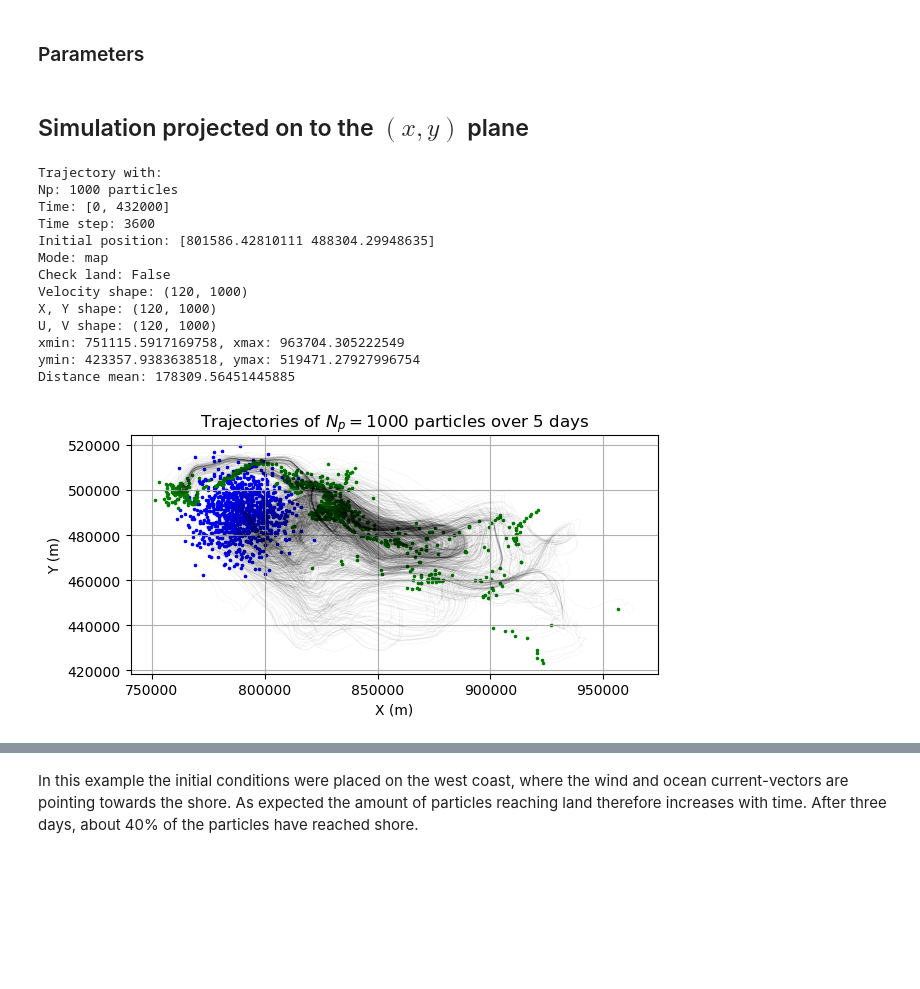
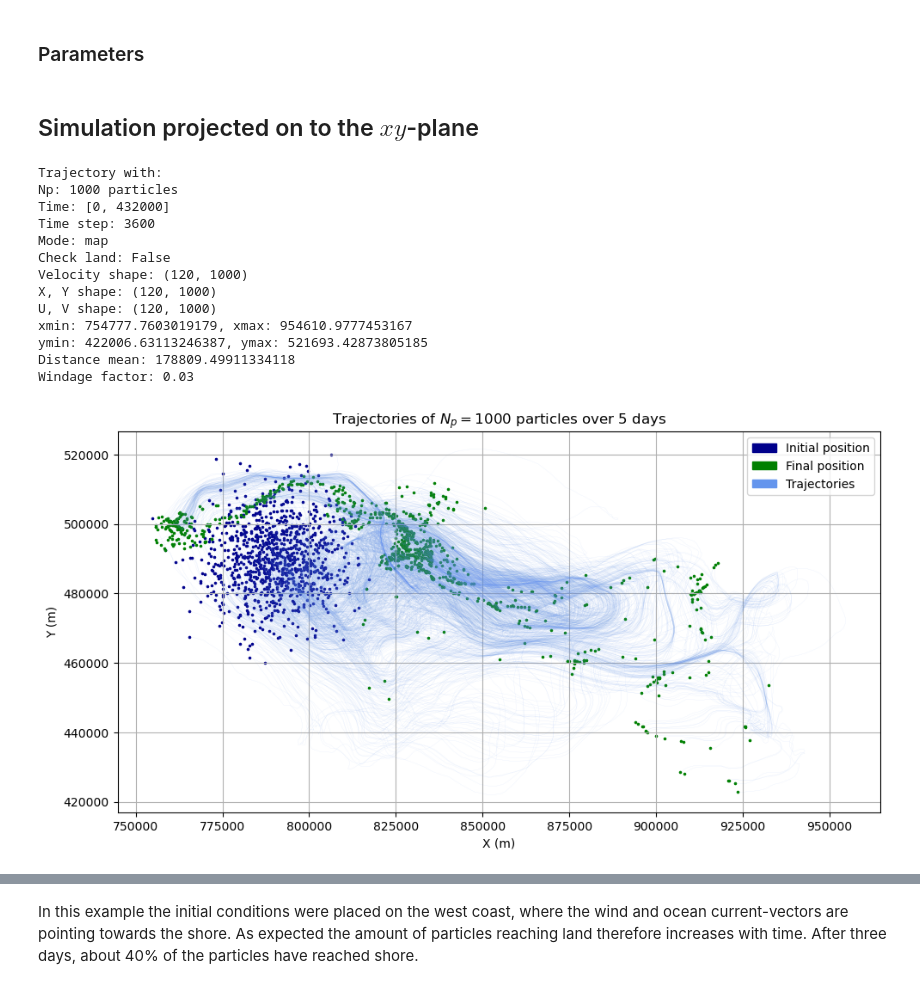
Before and after one commit to TrymSaether/Particle-transport-with-ocean-currents, a Jupyter notebook: eksempelkode.ipynb, the cells around one changed output, grey strips where cells are left out. Drawn from its saved outputs; the diff is of its cells as text; code cells hidden in the pictures; blank space fills up the shorter version.

```diff
--- a/eksempelkode.ipynb
+++ b/eksempelkode.ipynb
@@ -10,3 +11,9 @@ from module.interpolate import Interpolator
+# %%
+init_label = mpatches.Patch(color='darkblue', label='Initial position')
+final_label = mpatches.Patch(color='green', label='Final position')
+plot_label = mpatches.Patch(color='cornflowerblue', label='Trajectories')
+stream_label = mpatches.Patch(color='grey', label='Velocity field')
+stranded_label = mpatches.Patch(color='red', label='Stranded particles')
 # %% [markdown]
 ---
 # %% [markdown]
@@ -157,39 +222,41 @@ loc, scale = [790_000, 490_000], 10_000
 dataset = xr.open_dataset("data/NorKyst-800m.nc")
 interpolator = Interpolator(dataset=dataset)
 
-streamplot_parameters = {"color": "seagreen","density": 1,"linewidth": 1,"arrowsize": 1,"arrowstyle": "->"}
-scatter_initial_parameters = {"s": 2.5, "color": "blue"}
+streamplot_parameters = {"color": "grey","density": 1,"linewidth": 1,"arrowsize": 1,"arrowstyle": "->"}
+scatter_initial_parameters = {"s": 2.5, "color": "darkblue"}
 scatter_final_parameters = {"s": 2.5, "color": "green"}
-plot_parameters = {"alpha": 0.2, "linewidth": 0.1,"color":"black"}
+plot_parameters = {"alpha": 0.3, "linewidth": 0.1,"color":"cornflowerblue"}
 # %% [markdown]
-## Simulation projected on to the $(x,y)$ plane
+## Simulation projected on to the $xy$-plane
 # %%
 traj_grid = Trajectory(time_interval=T, number_of_particles=Np, stepsize=dt, mode=mode, location=loc, scale=scale)
 traj_grid(interpolator)
 traj_grid.info()
 
-fig, ax = plt.subplots(1, 1)
+fig, ax = plt.subplots(1, 1, figsize=(10,7))
 traj_grid.plot(ax, **plot_parameters)
-traj_grid.scatter(ax, t=0, label="initial position", **scatter_initial_parameters)
-traj_grid.scatter(ax, t=-1, label="final position", **scatter_final_parameters)
+traj_grid.scatter(ax, t=0, label="Initial position", **scatter_initial_parameters)
+traj_grid.scatter(ax, t=-1, label="Final position", **scatter_final_parameters)
 ax.set_title(f"Trajectories of $N_p = {Np}$ particles over {days} days")
 ax.set_xlabel("X (m)")
 ax.set_ylabel("Y (m)")
+ax.legend(handles=[init_label, final_label, plot_label])
 ax.grid()
+
 plt.tight_layout()
 plt.show()
 # %% [output]
 Trajectory with:
 Np: 1000 particles
 Time: [0, 432000]
 Time step: 3600
-Initial position: [801586.42810111 488304.29948635]
 Mode: map
 Check land: False
 Velocity shape: (120, 1000)
 X, Y shape: (120, 1000)
 U, V shape: (120, 1000)
-xmin: 751115.5917169758, xmax: 963704.305222549
-ymin: 423357.9383638518, ymax: 519471.27927996754
-Distance mean: 178309.56451445885
+xmin: 754777.7603019179, xmax: 954610.9777453167
+ymin: 422006.63113246387, ymax: 521693.42873805185
+Distance mean: 178809.49911334118
+Windage factor: 0.03
-[figure, old version]
+[figure, new version]
```
Also changed, not shown: parts of 40 cells of this notebook, 2 other files.
